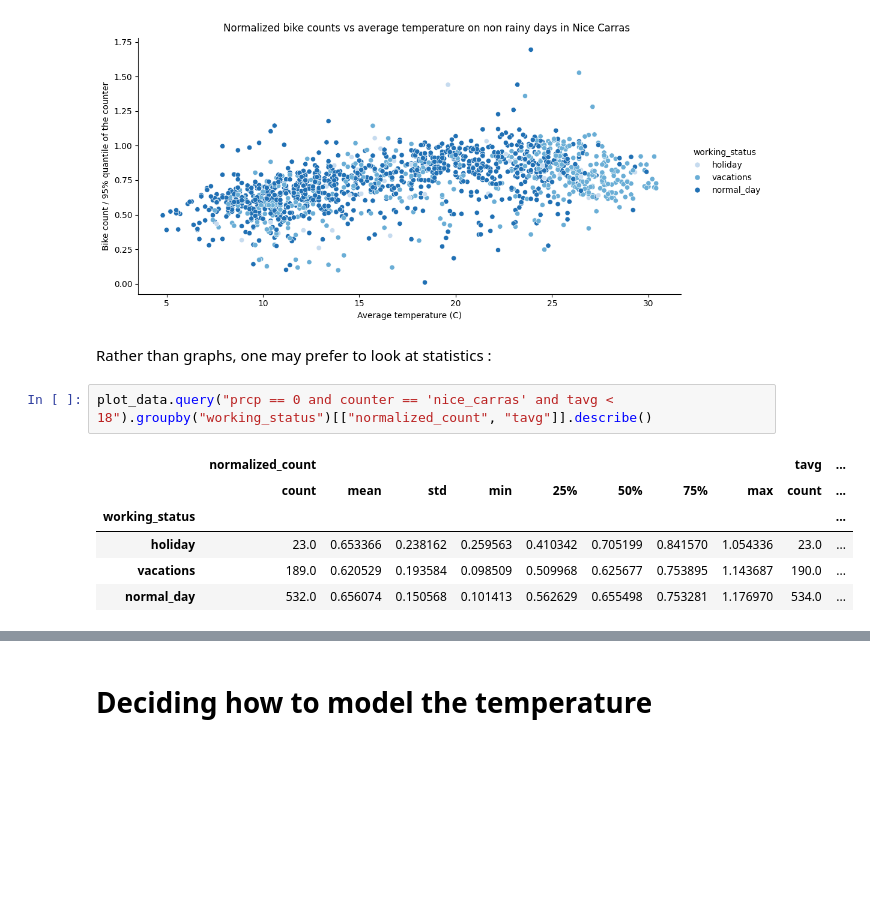
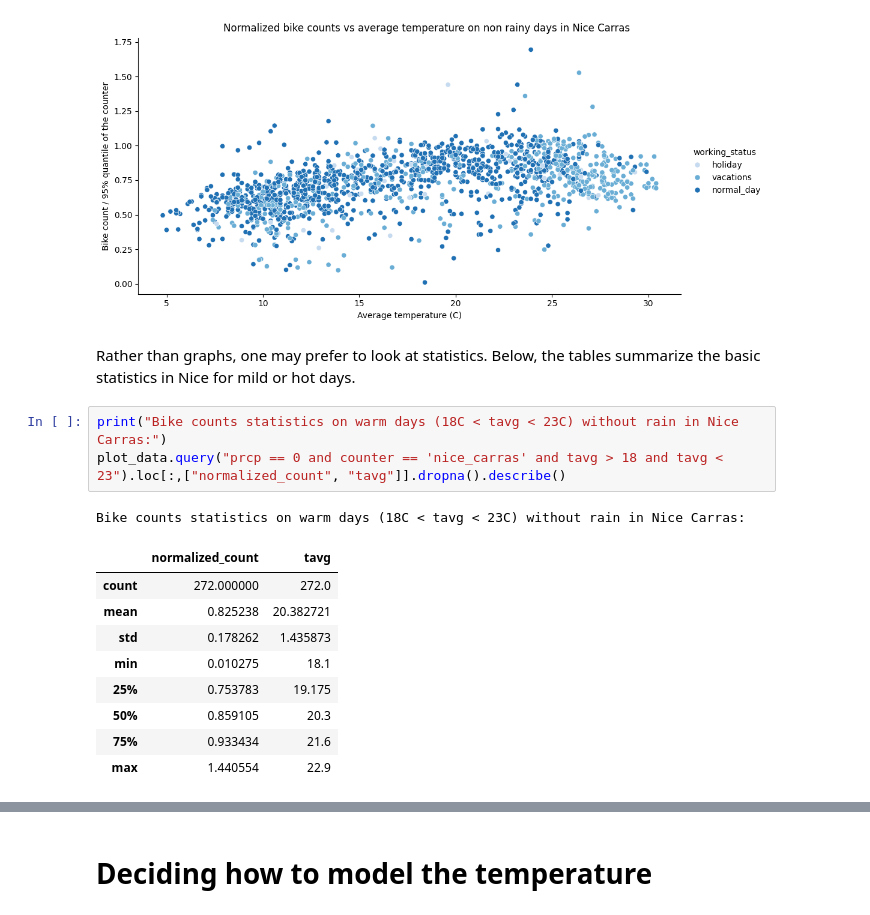
Before and after one commit to picost/bike_counters_playground, a Jupyter notebook: 02_data_exploration.ipynb, the cells around one changed output, grey strips where cells are left out. Drawn from its saved outputs; the diff is of its cells as text; blank space fills up the shorter version.

```diff
--- a/02_data_exploration.ipynb
+++ b/02_data_exploration.ipynb
@@ -546,13 +546,19 @@ plt.show()
 # %% [output]
 [figure]
 # %% [markdown]
-Rather than graphs, one may prefer to look at statistics :
+Rather than graphs, one may prefer to look at statistics.
+Below, the tables summarize the basic statistics in Nice for mild or hot days.
 # %%
-plot_data.query("prcp == 0 and counter == 'nice_carras' and tavg < 18").groupby("working_status")[["normalized_count", "tavg"]].describe()
+print("Bike counts statistics on warm days (18C < tavg < 23C) without rain in Nice Carras:")
+plot_data.query("prcp == 0 and counter == 'nice_carras' and tavg > 18 and tavg < 23").loc[:,["normalized_count", "tavg"]].dropna().describe()
 # %% [output]
+Bike counts statistics on warm days (18C < tavg < 23C) without rain in Nice Carras:
-|  | normalized_count |  |  |  |  |  |  |  | tavg | ... |
-|  | count | mean | std | min | 25% | 50% | 75% | max | count | ... |
-| working_status |  |  |  |  |  |  |  |  |  | ... |
-| holiday | 23.0 | 0.653366 | 0.238162 | 0.259563 | 0.410342 | 0.705199 | 0.841570 | 1.054336 | 23.0 | ... |
-| vacations | 189.0 | 0.620529 | 0.193584 | 0.098509 | 0.509968 | 0.625677 | 0.753895 | 1.143687 | 190.0 | ... |
-| normal_day | 532.0 | 0.656074 | 0.150568 | 0.101413 | 0.562629 | 0.655498 | 0.753281 | 1.176970 | 534.0 | ... |
+|  | normalized_count | tavg |
+| count | 272.000000 | 272.0 |
+| mean | 0.825238 | 20.382721 |
+| std | 0.178262 | 1.435873 |
+| min | 0.010275 | 18.1 |
+| 25% | 0.753783 | 19.175 |
+| 50% | 0.859105 | 20.3 |
+| 75% | 0.933434 | 21.6 |
+| max | 1.440554 | 22.9 |
```
Also changed, not shown: parts of 62 cells of this notebook.
